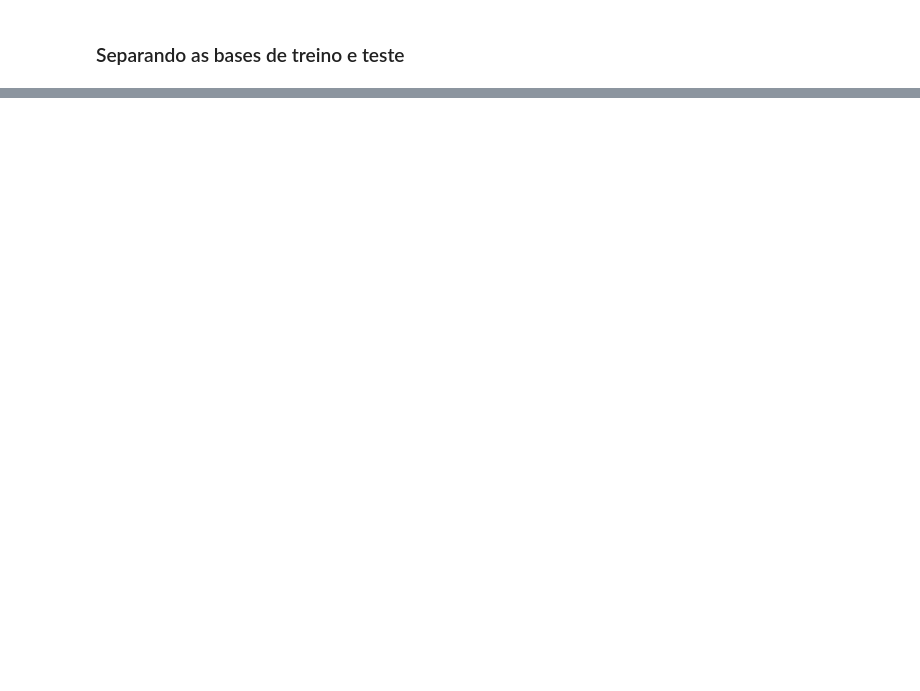
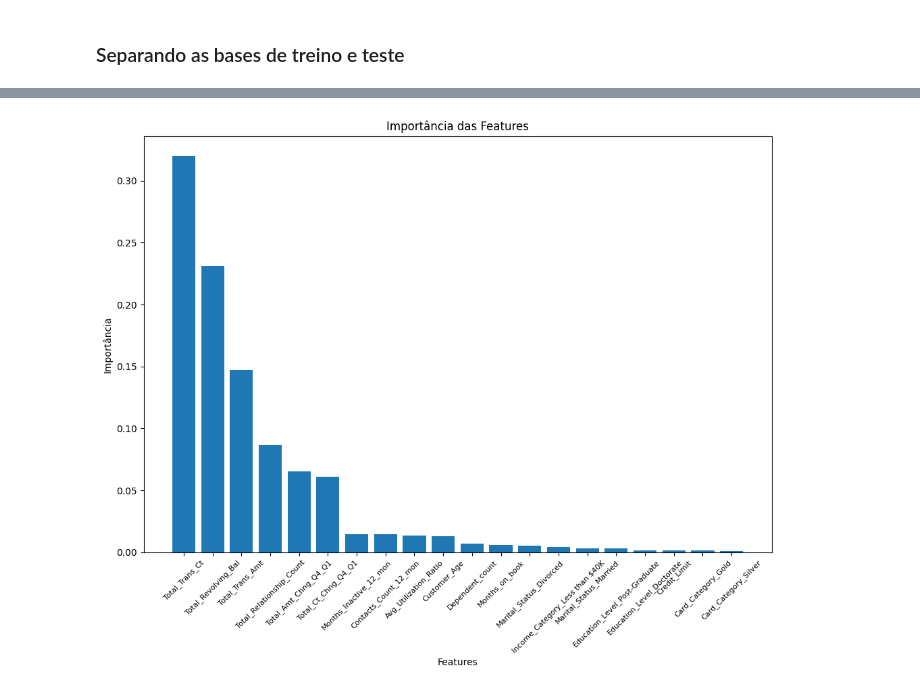
Before and after one commit to rfprates/modelo_classificacao_churn_banco, a Jupyter notebook: case_churn_bancos.ipynb, the cells around one changed output, grey strips where cells are left out. Cells and saved outputs as stored; diff of their text form; code cells hidden in the pictures; blank space fills up the shorter version.

```diff
--- a/case_churn_bancos.ipynb
+++ b/case_churn_bancos.ipynb
@@ -278,0 +672,12 @@ pie_charts(df = base_dados, col = 'Attrition_Flag')
+# %%
+# criando um dataset com as features e um ranking de importância
+data = {
+    'Features' : x.columns,
+    'Ranking' : tree_tunned.feature_importances_
+}
+
+df_features = pd.DataFrame(data = data)
+df_features.sort_values(by = 'Ranking', ascending = False, inplace = True)
+df_features = df_features[df_features['Ranking'] > 0]
+
+df_features
@@ -278,0 +702,14 @@ pie_charts(df = base_dados, col = 'Attrition_Flag')
+# %%
+# plotando o resultado acima em um gráfico de barras
+plt.figure(figsize = (12, 8))
+plt.bar(
+    x = df_features['Features'],
+    height = df_features['Ranking']
+)
+plt.xticks(rotation = 45, size = 8)
+plt.xlabel('Features')
+plt.ylabel('Importância')
+plt.title('Importância das Features')
+plt.show()
+# %% [output]
+[figure, added]
```
Also changed, not shown: parts of 73 cells of this notebook.
